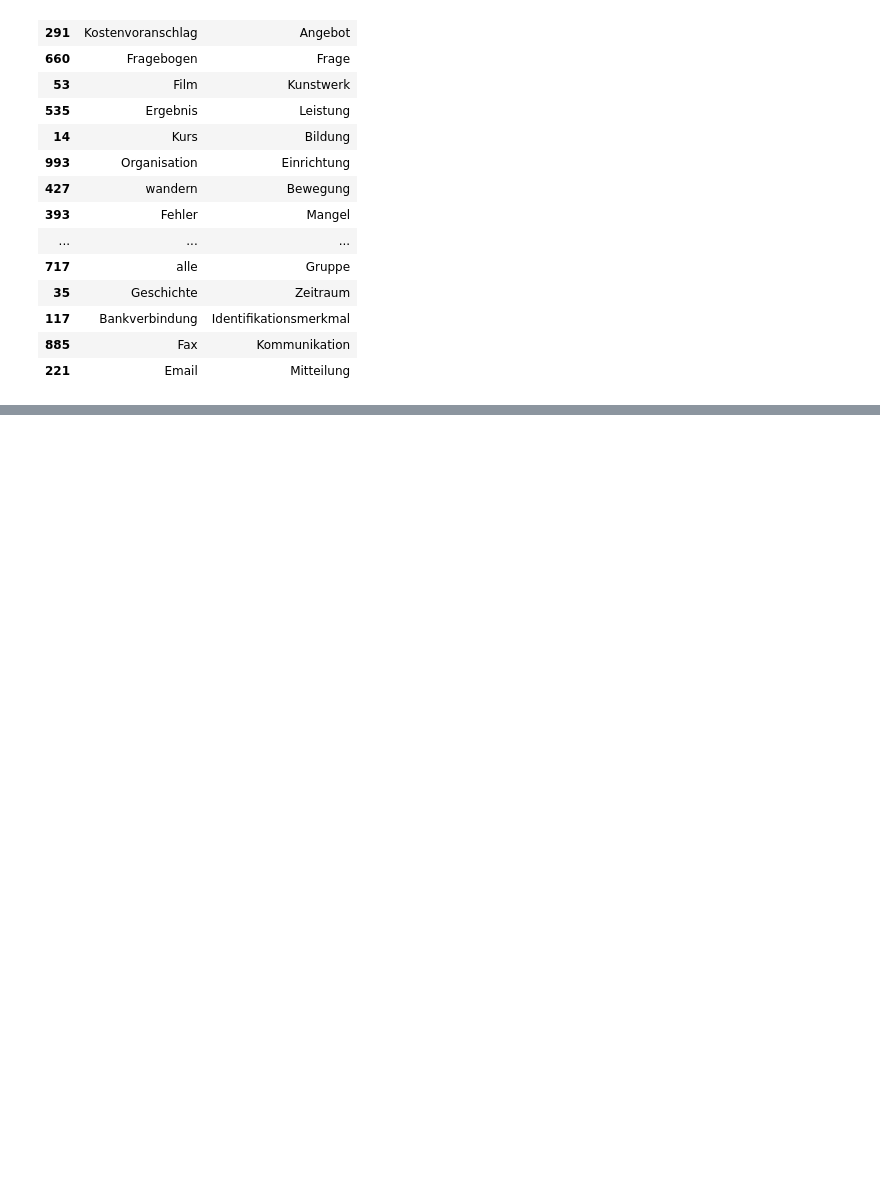
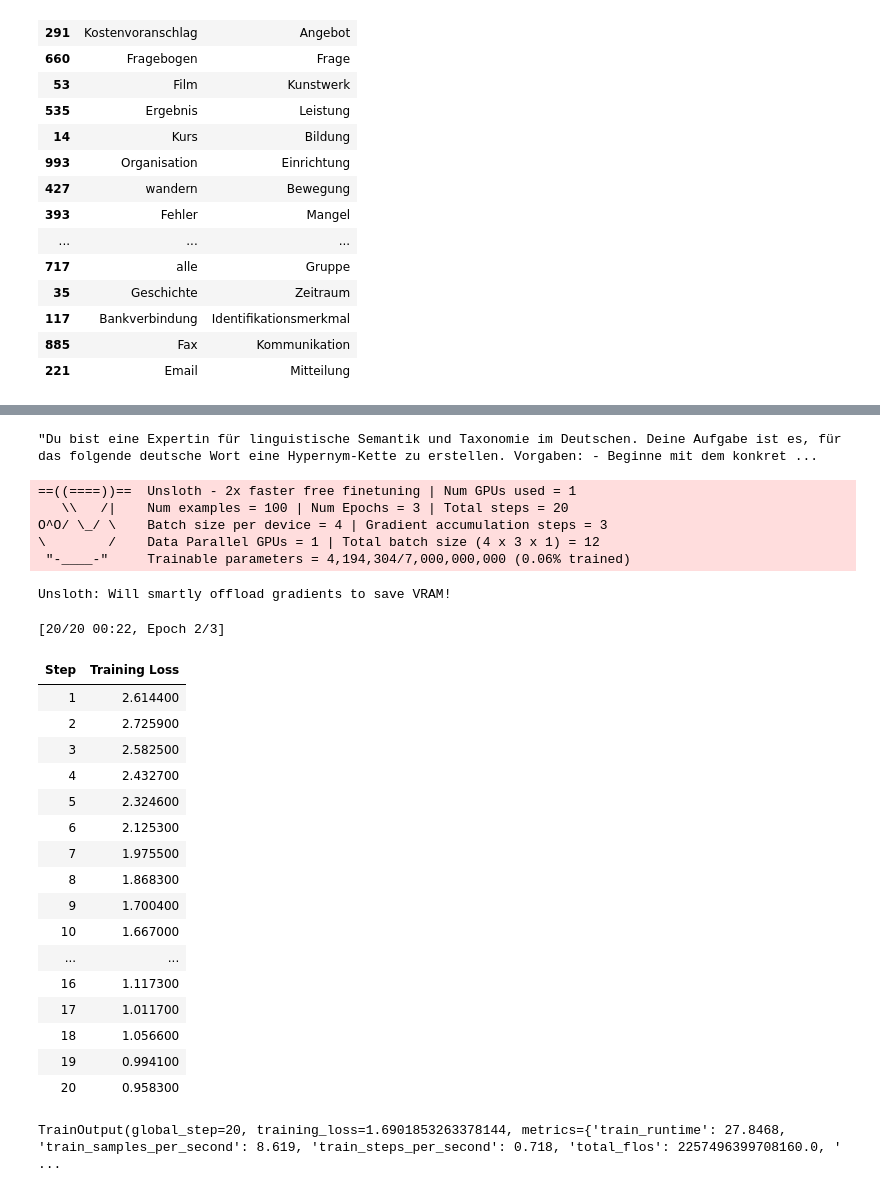
Before and after one commit to safer-lgtm/hypernyms, a Jupyter notebook: Hypernym_Taxonomien_mit_LLaMA_3_1.ipynb, the cells around one changed output, grey strips where cells are left out. Saved outputs shown, nothing was run; the diff lists cells and outputs as text; code cells hidden in the pictures; blank space fills up the shorter version.

```diff
--- a/Hypernym_Taxonomien_mit_LLaMA_3_1.ipynb
+++ b/Hypernym_Taxonomien_mit_LLaMA_3_1.ipynb
@@ -801,0 +909,9 @@ missing_hypernyms[missing_hypernyms['Llama Rang'] == 1][["Hyponym", "Llama Hyper
+# %%
+%%time
+taxollama_model_name = "VityaVitalich/TaxoLLaMA"
+taxollama_model, taxollama_tokenizer = FastLanguageModel.from_pretrained(
+    model_name = taxollama_model_name,
+    max_seq_length = 256,
+    dtype = None,
+    load_in_4bit = True
+)
@@ -801,0 +986,62 @@ missing_hypernyms[missing_hypernyms['Llama Rang'] == 1][["Hyponym", "Llama Hyper
+# %%
+dataset = load_dataset("json", data_files="train_dataset.json", split="train")
+dataset = dataset.map(formatting_prompts_func, batched = True,)
+# %%
+dataset["text"][4]
+# %% [output]
+"Du bist eine Expertin für linguistische Semantik und Taxonomie im Deutschen. Deine Aufgabe ist es, für das folgende deutsche Wort eine Hypernym-Kette zu erstellen. Vorgaben: - Beginne mit dem konkret ...
+# %%
+training_args = TrainingArguments(
+    per_device_train_batch_size = 4,
+    gradient_accumulation_steps = 3,
+    warmup_steps = 5,
+    max_steps = 20,
+    learning_rate = 3e-4,
+    fp16 = not is_bfloat16_supported(),
+    bf16 = is_bfloat16_supported(),
+    logging_steps = 1,
+    optim = "adamw_8bit",
+    weight_decay = 0.01,
+    lr_scheduler_type = "linear",
+    seed = 3407,
+    output_dir = "outputs",
+    report_to = "tensorboard",
+)
+# %%
+trainer = SFTTrainer(
+    model = taxollama_model,
+    tokenizer = taxollama_tokenizer,
+    train_dataset = dataset,
+    dataset_text_field = "text",
+    max_seq_length = 256,
+    dataset_num_proc = 2,
+    packing = False,
+    args = training_args
+)
+trainer.train()
+# %% [output]
+==((====))==  Unsloth - 2x faster free finetuning | Num GPUs used = 1
+   \\   /|    Num examples = 100 | Num Epochs = 3 | Total steps = 20
+O^O/ \_/ \    Batch size per device = 4 | Gradient accumulation steps = 3
+\        /    Data Parallel GPUs = 1 | Total batch size (4 x 3 x 1) = 12
+ "-____-"     Trainable parameters = 4,194,304/7,000,000,000 (0.06% trained)
+Unsloth: Will smartly offload gradients to save VRAM!
+[20/20 00:22, Epoch 2/3]
+| Step | Training Loss |
+| 1 | 2.614400 |
+| 2 | 2.725900 |
+| 3 | 2.582500 |
+| 4 | 2.432700 |
+| 5 | 2.324600 |
+| 6 | 2.125300 |
+| 7 | 1.975500 |
+| 8 | 1.868300 |
+| 9 | 1.700400 |
+| 10 | 1.667000 |
+| ... | ... |
+| 16 | 1.117300 |
+| 17 | 1.011700 |
+| 18 | 1.056600 |
+| 19 | 0.994100 |
+| 20 | 0.958300 |
+TrainOutput(global_step=20, training_loss=1.6901853263378144, metrics={'train_runtime': 27.8468, 'train_samples_per_second': 8.619, 'train_steps_per_second': 0.718, 'total_flos': 2257496399708160.0, ' ...
```
Also changed, not shown: parts of 19 cells of this notebook.
